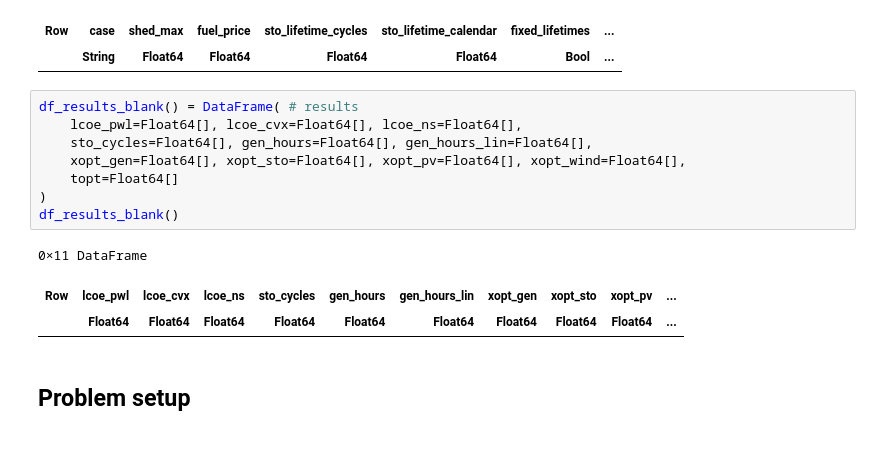
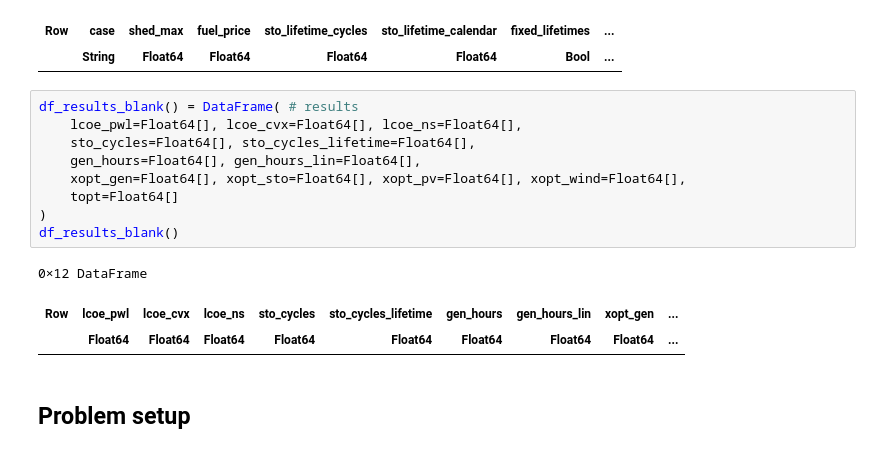
Before and after one commit to pierre-haessig/Microgrids.JuMP, a Jupyter notebook: Cvx_article_experiments.ipynb, the cells around one changed output. Saved outputs shown, nothing was run; the diff lists cells and outputs as text.

```diff
--- a/Cvx_article_experiments.ipynb
+++ b/Cvx_article_experiments.ipynb
@@ -44,15 +44,16 @@ df_params = DataFrame( # experiment parameters
 # %%
 df_results_blank() = DataFrame( # results
     lcoe_pwl=Float64[], lcoe_cvx=Float64[], lcoe_ns=Float64[],
-    sto_cycles=Float64[], gen_hours=Float64[], gen_hours_lin=Float64[],
+    sto_cycles=Float64[], sto_cycles_lifetime=Float64[],
+    gen_hours=Float64[], gen_hours_lin=Float64[],
     xopt_gen=Float64[], xopt_sto=Float64[], xopt_pv=Float64[], xopt_wind=Float64[],
     topt=Float64[]
 )
 df_results_blank()
 # %% [output]
-0×11 DataFrame
+0×12 DataFrame
-| Row | lcoe_pwl | lcoe_cvx | lcoe_ns | sto_cycles | gen_hours | gen_hours_lin | xopt_gen | xopt_sto | xopt_pv | ... |
-|  | Float64 | Float64 | Float64 | Float64 | Float64 | Float64 | Float64 | Float64 | Float64 | ... |
+| Row | lcoe_pwl | lcoe_cvx | lcoe_ns | sto_cycles | sto_cycles_lifetime | gen_hours | gen_hours_lin | xopt_gen | ... |
+|  | Float64 | Float64 | Float64 | Float64 | Float64 | Float64 | Float64 | Float64 | ... |
 # %% [markdown]
 ## Problem setup
 # %%
```
Also changed, not shown: parts of 38 cells of this notebook.
